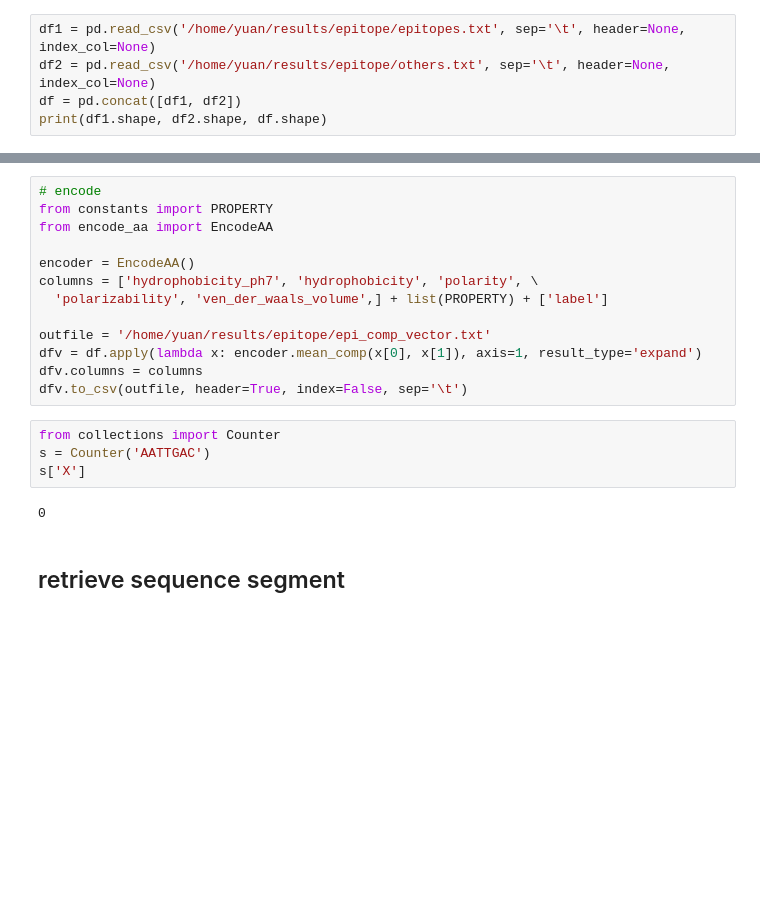
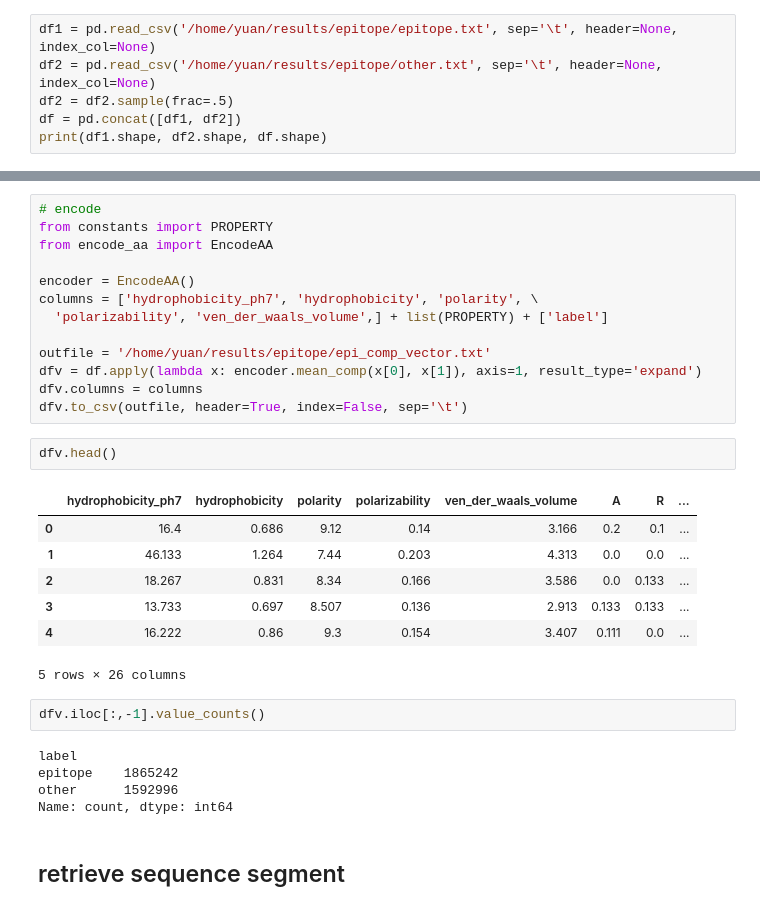
Before and after one commit to Tiezhengyuan/ml_epitope, a Jupyter notebook: amino_acid/prepare_epitope_data.ipynb, the cells around one changed output, grey strips where cells are left out. Drawn from its saved outputs; the diff is of its cells as text; blank space fills up the shorter version.

```diff
--- a/amino_acid/prepare_epitope_data.ipynb
+++ b/amino_acid/prepare_epitope_data.ipynb
@@ -164,6 +164,7 @@ sum(a[3:6])
 # %%
-df1 = pd.read_csv('/home/yuan/results/epitope/epitopes.txt', sep='\t', header=None, index_col=None)
-df2 = pd.read_csv('/home/yuan/results/epitope/others.txt', sep='\t', header=None, index_col=None)
+df1 = pd.read_csv('/home/yuan/results/epitope/epitope.txt', sep='\t', header=None, index_col=None)
+df2 = pd.read_csv('/home/yuan/results/epitope/other.txt', sep='\t', header=None, index_col=None)
+df2 = df2.sample(frac=.5)
 df = pd.concat([df1, df2])
 print(df1.shape, df2.shape, df.shape)
 # %% [output]
@@ -181,12 +182,23 @@ outfile = '/home/yuan/results/epitope/epi_comp_vector.txt'
 dfv = df.apply(lambda x: encoder.mean_comp(x[0], x[1]), axis=1, result_type='expand')
 dfv.columns = columns
 dfv.to_csv(outfile, header=True, index=False, sep='\t')
+# %%
+dfv.head()
+# %% [output]
+|  | hydrophobicity_ph7 | hydrophobicity | polarity | polarizability | ven_der_waals_volume | A | R | ... |
+| 0 | 16.4 | 0.686 | 9.12 | 0.14 | 3.166 | 0.2 | 0.1 | ... |
+| 1 | 46.133 | 1.264 | 7.44 | 0.203 | 4.313 | 0.0 | 0.0 | ... |
+| 2 | 18.267 | 0.831 | 8.34 | 0.166 | 3.586 | 0.0 | 0.133 | ... |
+| 3 | 13.733 | 0.697 | 8.507 | 0.136 | 2.913 | 0.133 | 0.133 | ... |
+| 4 | 16.222 | 0.86 | 9.3 | 0.154 | 3.407 | 0.111 | 0.0 | ... |
+5 rows × 26 columns
 # %%
-from collections import Counter
-s = Counter('AATTGAC')
-s['X']
+dfv.iloc[:,-1].value_counts()
 # %% [output]
-0
+label
+epitope    1865242
+other      1592996
+Name: count, dtype: int64
 # %% [markdown]
 ## retrieve sequence segment
 # %%
```
Also changed, not shown: parts of 2 cells of this notebook, 1 other file.
